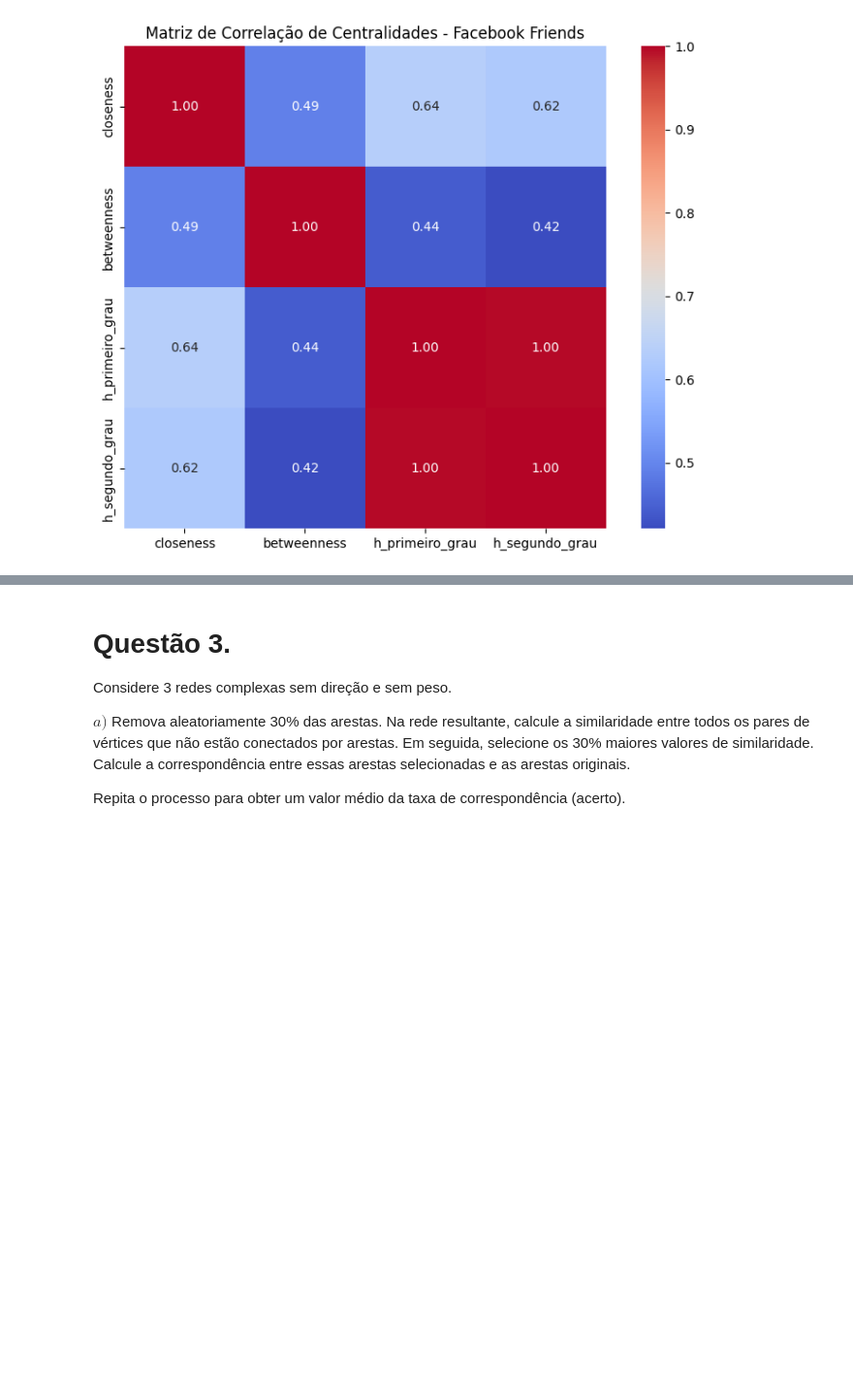
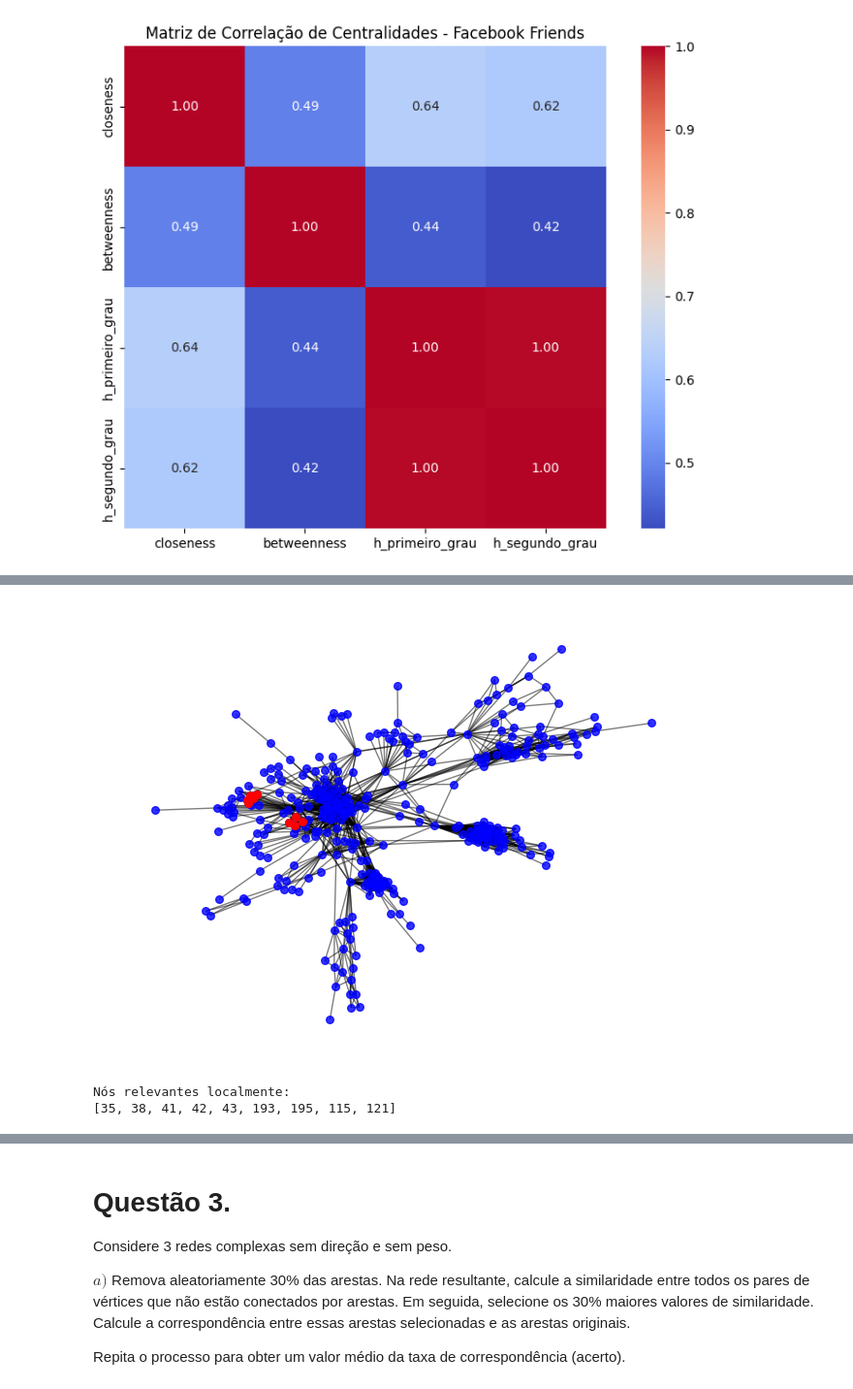
Before and after one commit to VictorFrancheto/logistic-regression, a Jupyter notebook: Prova_1.ipynb, the cells around one changed output, grey strips where cells are left out. Shown at 97% size. Cells and saved outputs as stored; diff of their text form; code cells hidden in the pictures; blank space fills up the shorter version.

```diff
--- a/Prova_1.ipynb
+++ b/Prova_1.ipynb
@@ -942 +938,64 @@ Comunidade 21: [341, 342]
+# %%
+# Ordenar as comunidades pelo tamanho e selecionar as maiores (por exemplo, as 3 maiores)
+communities_sorted = communities_facebook_p
+
+top_n = 4  # Número de maiores comunidades a serem selecionadas
+largest_communities = communities_sorted[:top_n]
+
+# Criar um dicionário para armazenar a comunidade de cada nó
+node_community = {}
+for i, com in enumerate(largest_communities):
+    for node in com:
+        node_community[node] = i
+
+# Calcular métricas globais
+degree_global = dict(G_facebook.degree())
+betweenness_global = nx.betweenness_centrality(G_facebook)
+clustering_global = nx.clustering(G_facebook)
+
+# Função para calcular métricas locais dentro da comunidade
+def local_metrics(G, community):
+    subgraph = G.subgraph(community)
+    degree_local = dict(subgraph.degree())
+    betweenness_local = nx.betweenness_centrality(subgraph)
+    clustering_local = nx.clustering(subgraph)
+    return degree_local, betweenness_local, clustering_local
+
+# Identificar nós relevantes localmente mas não globalmente
+relevant_nodes = []
+for com in largest_communities:
+    degree_local, betweenness_local, clustering_local = local_metrics(G, com)
+
+    for node in com:
+        # Critérios para relevância local e não global
+        if (degree_local[node] > sum(degree_local.values()) / len(degree_local)) and \
+           (degree_global[node] < sum(degree_global.values()) / len(degree_global)):
+            relevant_nodes.append(node)
+
+# Visualização da rede
+pos = nx.spring_layout(G_facebook)  # Layout para visualização
+plt.figure(figsize=(8, 6))  # Tamanho menor da figura
+
+# Todos os nós serão azuis e com tamanho menor
+nx.draw_networkx_nodes(G_facebook, pos, node_size=30, node_color='blue', alpha=0.8)
+
+# Desenhar as arestas
+nx.draw_networkx_edges(G_facebook, pos, alpha=0.5)
+
+# Destacar nós relevantes localmente (pintados de vermelho e tamanho maior)
+nx.draw_networkx_nodes(G_facebook, pos, nodelist=relevant_nodes, node_size=30, node_color='red')
+
+# Remover bordas e eixos
+plt.axis('off')
+plt.savefig("facebook_network_plot.jpg", format="jpg", bbox_inches="tight", dpi=300)
+# Mostrar o gráfico sem título
+plt.show()
+
+# Exibir os rótulos dos nós que se destacaram em uma lista
+print("Nós relevantes localmente:")
+print(relevant_nodes)
+# %% [output]
+[figure, added]
+Nós relevantes localmente:
+[35, 38, 41, 42, 43, 193, 195, 115, 121]
 # %%
```
Also changed, not shown: parts of 10 cells of this notebook.
